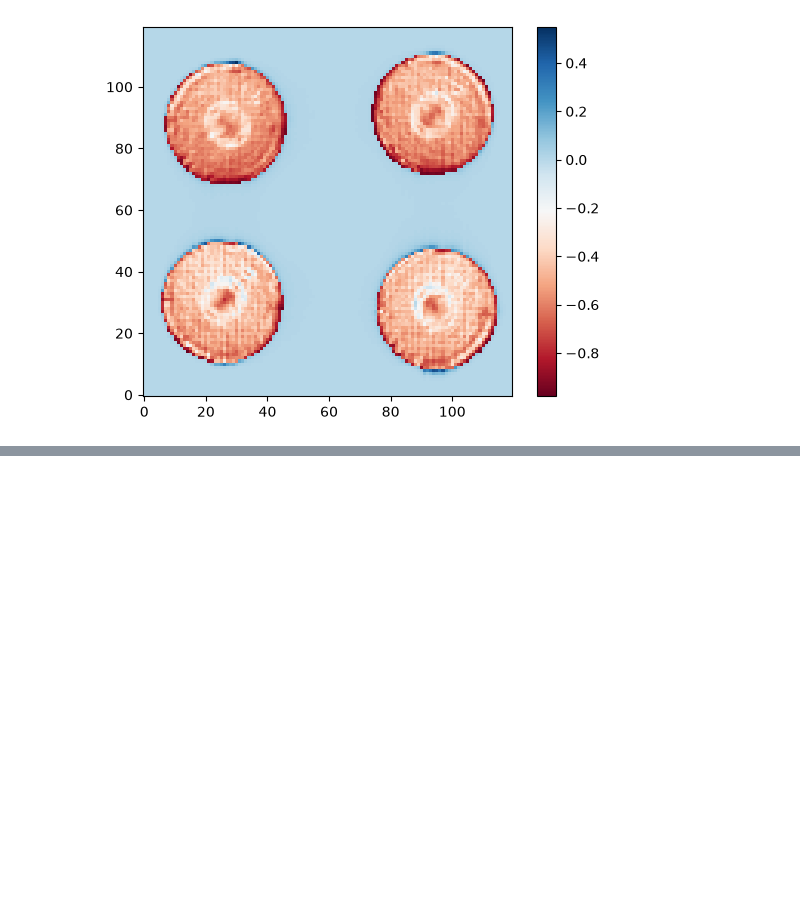
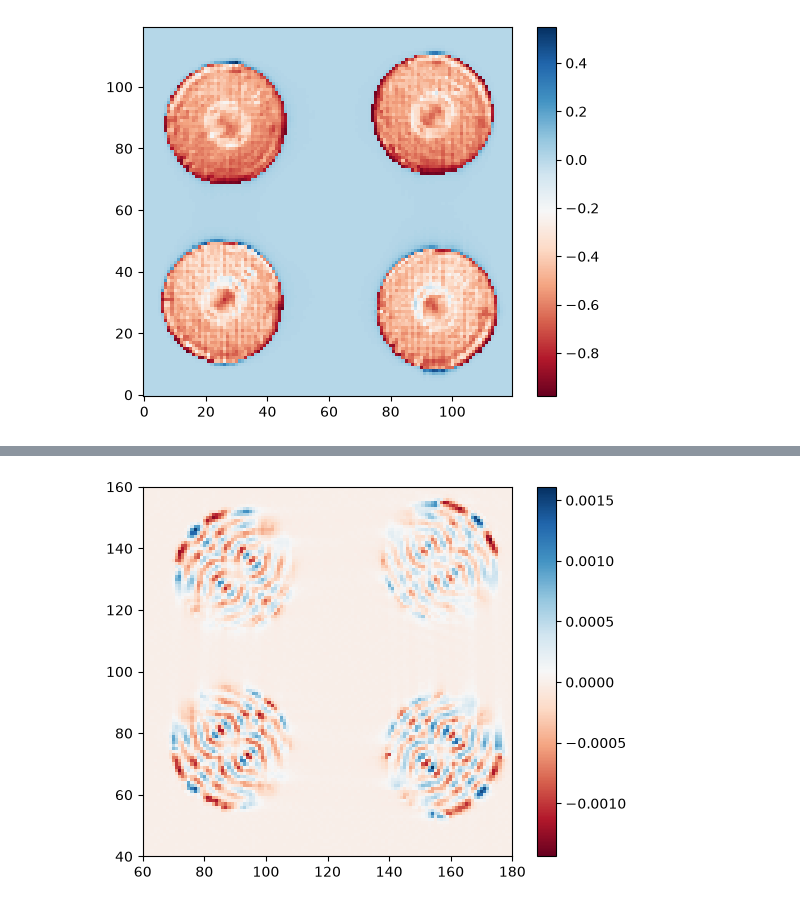
Before and after one commit to Menessao/SPECULA, a Jupyter notebook: config/EKARUS/ekarusSynIM.ipynb, the cells around one changed output, grey strips where cells are left out. Saved outputs shown, nothing was run; the diff lists cells and outputs as text; code cells hidden in the pictures; blank space fills up the shorter version.

```diff
--- a/config/EKARUS/ekarusSynIM.ipynb
+++ b/config/EKARUS/ekarusSynIM.ipynb
@@ -98,5 +98,6 @@ sky_pyr_mask = get_pupil_mask(npix=240,filepath='/raid1/mmenessini/calibration/E
 # %%
 im = fits.getdata('/raid1/mmenessini/calibration/EKARUS/data/IntMat_20260802_233704.fits')
+imold = fits.getdata('/raid1/mmenessini/calibration/EKARUS/data/IntMat_20260731_233429.fits')
 # im = fits.getdata('/raid1/mmenessini/calibration/EKARUS/data/IntMat_20260729_122235.fits')
 pyr_mask = get_pupil_mask(npix=240,filepath='/raid1/mmenessini/calibration/EKARUS/pupils/pyr_pupdata_onbench.fits')[60:180,60:180]
 
@@ -146,3 +147,82 @@ plt.colorbar()
 #         mask=(pupil_mask).astype(np.uint8) # bin_pup_mask
 #     )
 # ifunc_obj.save('/raid1/mmenessini/calibration/EKARUS/ifunc/reordered_unobs_DM468_ifunc.fits', overwrite=True)
+# %%
+skyim = fits.getdata('/raid1/mmenessini/calibration/EKARUS/im/pyr5.0_onsky_dm468_im.fits')
+skyim = fits.getdata('/raid1/mmenessini/calibration/EKARUS/im/pyr5.0_onsky_measIF_dm468_im.fits')
+benchim = fits.getdata('/raid1/mmenessini/calibration/EKARUS/im/pyr5.0_onbench_dm468_im.fits')
+benchim = fits.getdata('/raid1/mmenessini/calibration/EKARUS/im/pyr5.0_onbench_measIF_dm468_im.fits')
+# benchim = fits.getdata('/raid1/mmenessini/calibration/EKARUS/im/pyr5.0_onbench_measIF_bestshift_dm468_im.fits')
+pup_hdu = fits.open('/raid1/mmenessini/calibration/EKARUS/pupils/pyr_pupdata_onsky.fits')
+pup_ids_sky = pup_hdu[1].data
+pup_hdu = fits.open('/raid1/mmenessini/calibration/EKARUS/pupils/pyr_pupdata_onbench.fits')
+pup_ids_bench = pup_hdu[1].data
+
+sky_pyr_mask = get_pupil_mask(npix=240,filepath='/raid1/mmenessini/calibration/EKARUS/pupils/pyr_pupdata_onsky.fits')
+pyr_mask = get_pupil_mask(npix=240,filepath='/raid1/mmenessini/calibration/EKARUS/pupils/pyr_pupdata_onbench.fits')
+
+j = 200
+npix = 240
+diff = np.zeros([npix,npix])
+fimg_sky = np.zeros([npix,npix])
+fimg_bench = np.zeros([npix,npix])
+im_onbench_crop = np.zeros_like(skyim)
+for i in range(400):
+    rtot = 0
+    for k in range(4):
+        valid_ids = pup_ids_bench[:,k] != -1
+        len_ids = np.sum(valid_ids)
+        np.put(fimg_bench, pup_ids_bench[valid_ids,k], benchim[rtot:rtot+len_ids,i])
+        rtot += len_ids
+    rtot = 0
+    for k in range(4):
+        valid_ids = pup_ids_sky[:,k] != -1
+        len_ids = np.sum(valid_ids)
+        np.put(fimg_sky, pup_ids_sky[valid_ids,k], skyim[rtot:rtot+len_ids,i])
+        im_onbench_crop[rtot:rtot+len_ids,i] = fimg_bench.flatten()[pup_ids_sky[valid_ids,k]]
+        rtot += len_ids
+    sky2d = fimg_sky.reshape([npix,npix])
+    bench2d = fimg_bench.reshape([npix,npix])
+    if i == j:
+        f2d_sky = sky2d/np.std(sky2d[sky_pyr_mask])
+        f2d_bench = bench2d/np.std(bench2d[sky_pyr_mask])
+    diff += abs(sky2d/np.std(sky2d[sky_pyr_mask])-bench2d/np.std(bench2d[sky_pyr_mask]))
+
+# from specula.data_objects.intmat import Intmat
+# im_obj = Intmat(intmat=im_onbench_crop)
+# im_obj.save('/raid1/mmenessini/calibration/EKARUS/im/pyr5.0_onbench_crop_im.fits',overwrite=False)
+
+plt.figure()
+plt.imshow(imold[:,j].reshape([240,240]),origin='lower',cmap='RdBu')
+plt.colorbar()
+plt.xlim([60,180])
+plt.ylim([40,160])
+
+plt.figure(figsize=(16,4))
+plt.subplot(1,3,1)
+plt.imshow(np.ma.masked_array(f2d_sky,mask=1-sky_pyr_mask),origin='lower',cmap='RdBu')
+plt.colorbar()
+plt.xlim([60,180])
+plt.ylim([60,180])
+plt.subplot(1,3,2)
+plt.imshow(np.ma.masked_array(f2d_bench,mask=1-pyr_mask),origin='lower',cmap='RdBu')
+plt.colorbar()
+plt.xlim([60,180])
+plt.ylim([60,180])
+plt.subplot(1,3,3)
+plt.imshow(np.ma.masked_array(f2d_bench-f2d_sky,mask=1-sky_pyr_mask),origin='lower',cmap='RdBu')
+plt.colorbar()
+plt.xlim([60,180])
+plt.ylim([60,180])
+
+plt.figure()
+plt.imshow(np.ma.masked_array(diff,mask=1-sky_pyr_mask),origin='lower',cmap='RdBu')
+plt.colorbar()
+plt.xlim([60,180])
+plt.ylim([60,180])
+
+plt.figure()
+plt.loglog(np.diag(skyim.T @ skyim))
+plt.loglog(np.diag(im_onbench_crop.T @ im_onbench_crop))
+plt.loglog(np.diag(benchim.T @ benchim))
+# %% [output]
@@ -148,0 +230 @@ plt.colorbar()
+[figure, added]
```
Also changed, not shown: parts of 9 cells of this notebook, 10 other files.
